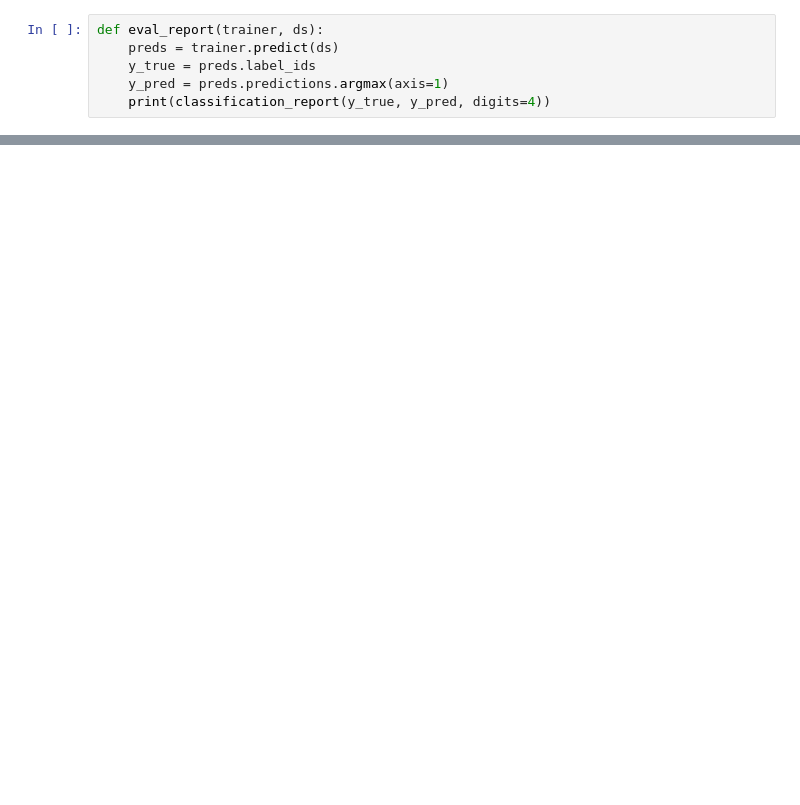
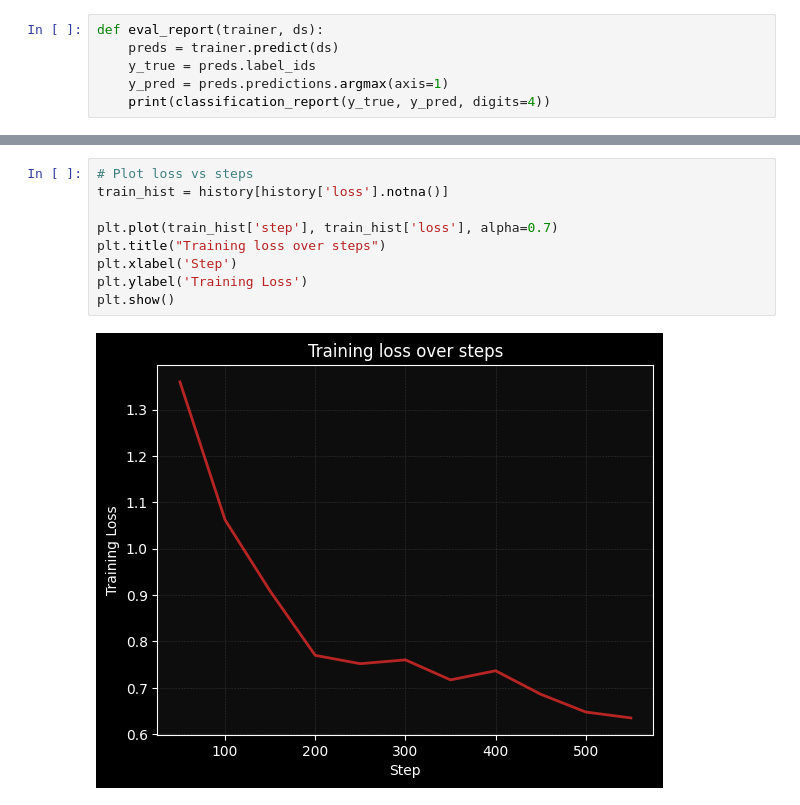
Before and after one commit to Christopher-Orellana/cyber_threat_nlp, a Jupyter notebook: notebooks/DeBERTa_modeling.ipynb, the cells around one changed output, grey strips where cells are left out. Cells and saved outputs as stored; diff of their text form; blank space fills up the shorter version.

```diff
--- a/notebooks/DeBERTa_modeling.ipynb
+++ b/notebooks/DeBERTa_modeling.ipynb
@@ -558,0 +588,11 @@ weighted avg     0.7181    0.7193    0.7185       374
+# %%
+# Plot loss vs steps
+train_hist = history[history['loss'].notna()]
+
+plt.plot(train_hist['step'], train_hist['loss'], alpha=0.7)
+plt.title("Training loss over steps")
+plt.xlabel('Step')
+plt.ylabel('Training Loss')
+plt.show()
+# %% [output]
+[figure, added]
```
Also changed, not shown: parts of 20 cells of this notebook, 1 other file.
